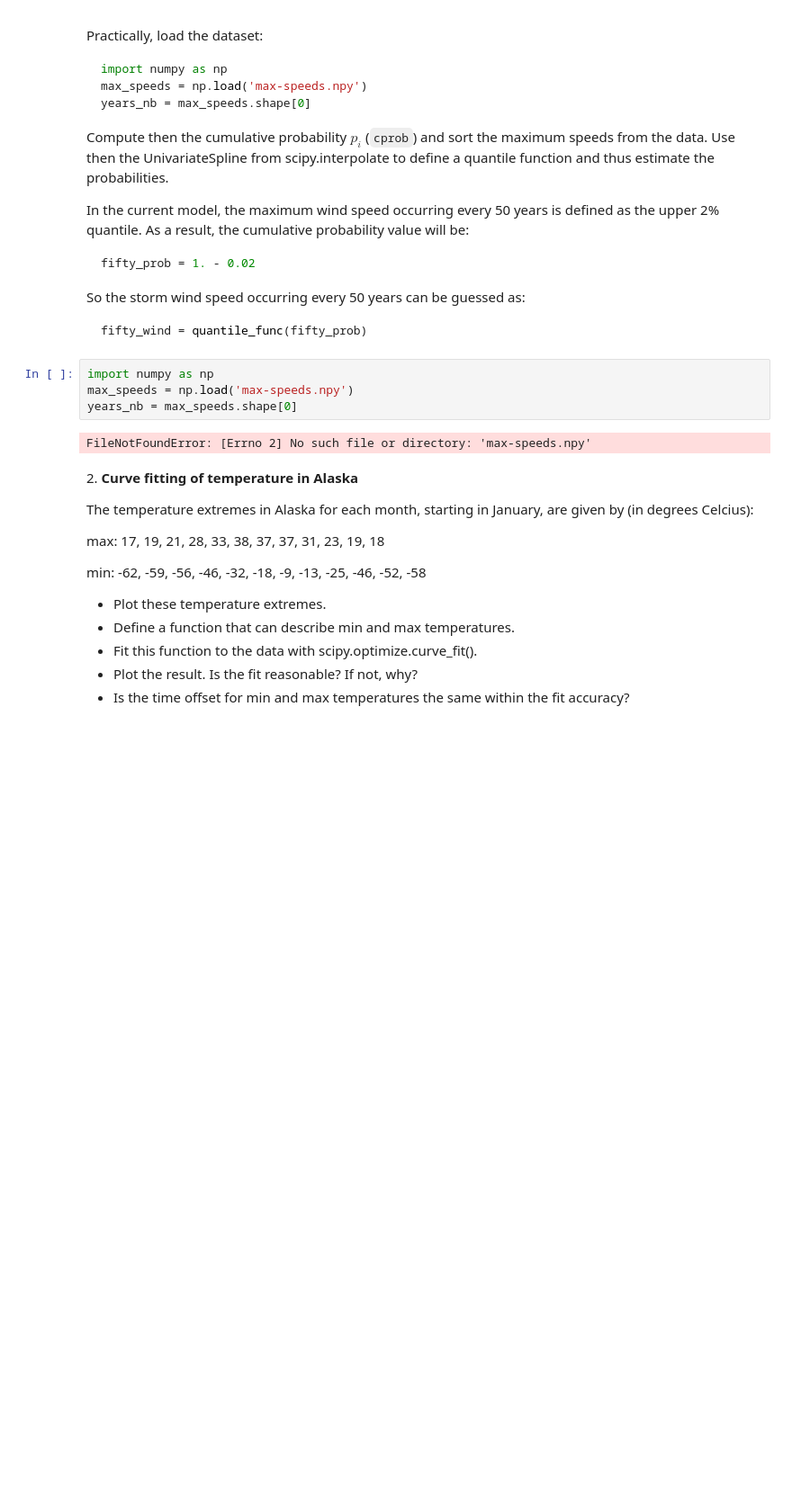
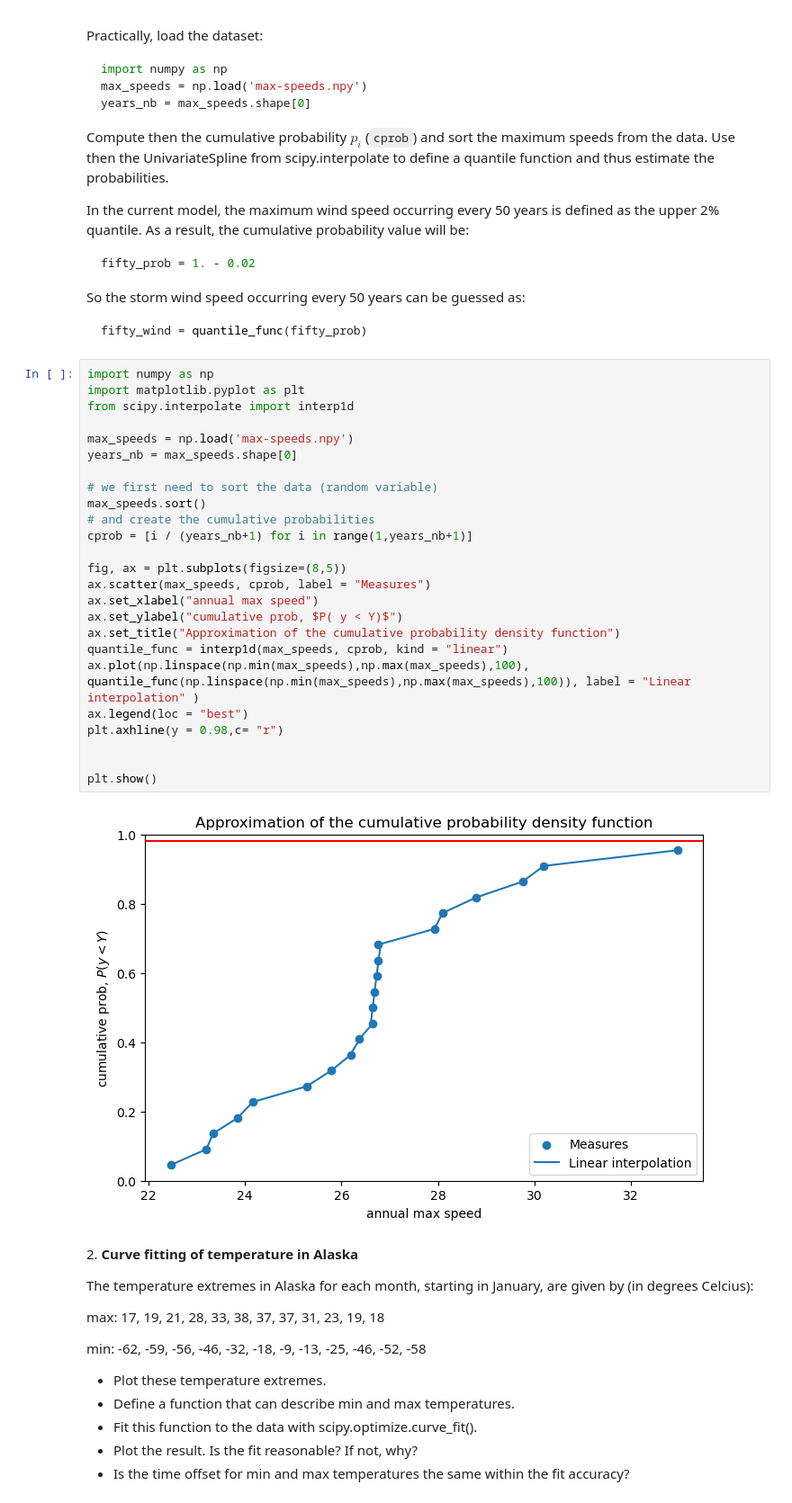
Before and after one commit to lorenzorizzi17/LaboratoryOfComputationalPhysics_Y7, a Jupyter notebook: 09ex_Algorithms.ipynb, the cells around one changed output. Shown at 90% size. Drawn from its saved outputs; the diff is of its cells as text; blank space fills up the shorter version.

````diff
--- a/09ex_Algorithms.ipynb
+++ b/09ex_Algorithms.ipynb
@@ -28,12 +28,33 @@ So the storm wind speed occurring every 50 years can be guessed as:
 ``` python
 fifty_wind = quantile_func(fifty_prob)
 ```
-# %%
-import numpy as np
-max_speeds = np.load('max-speeds.npy')
-years_nb = max_speeds.shape[0]
-# %% [output]
-FileNotFoundError: [Errno 2] No such file or directory: 'max-speeds.npy'
+# %%
+import numpy as np
+import matplotlib.pyplot as plt
+from scipy.interpolate import interp1d
+
+max_speeds = np.load('max-speeds.npy')
+years_nb = max_speeds.shape[0]
+
+# we first need to sort the data (random variable)
+max_speeds.sort()
+# and create the cumulative probabilities
+cprob = [i / (years_nb+1) for i in range(1,years_nb+1)]
+
+fig, ax = plt.subplots(figsize=(8,5))
+ax.scatter(max_speeds, cprob, label = "Measures")
+ax.set_xlabel("annual max speed")
+ax.set_ylabel("cumulative prob, $P( y < Y)$")
+ax.set_title("Approximation of the cumulative probability density function")
+quantile_func = interp1d(max_speeds, cprob, kind = "linear")
+ax.plot(np.linspace(np.min(max_speeds),np.max(max_speeds),100), quantile_func(np.linspace(np.min(max_speeds),np.max(max_speeds),100)), label = "Linear interpolation" )
+ax.legend(loc = "best")
+plt.axhline(y = 0.98,c= "r")
+
+
+plt.show()
+# %% [output]
+[figure, added]
 # %% [markdown]
 2\. **Curve fitting of temperature in Alaska**
 
````
Also changed, not shown: parts of 1 cell of this notebook, 10 other files.
